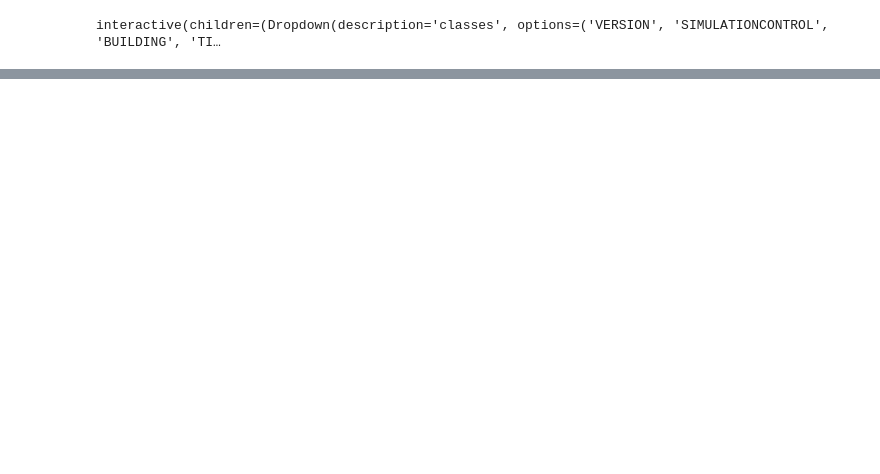
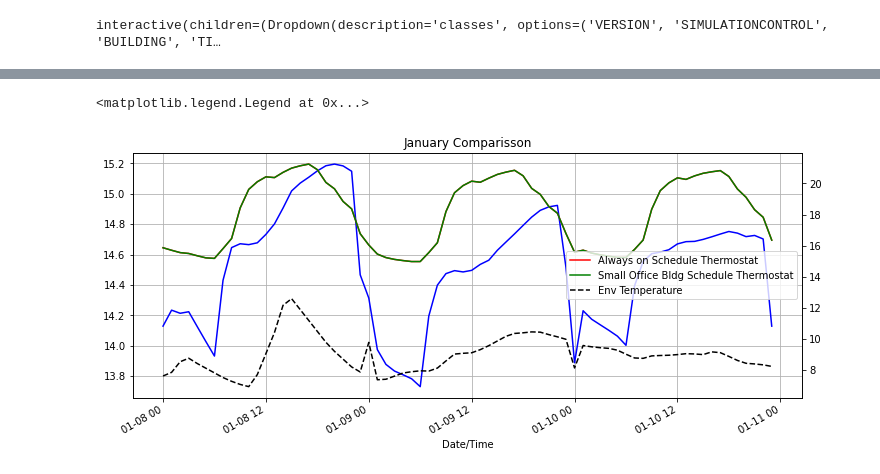
Before and after one commit to paulavmf/eppyProject, a Jupyter notebook: TemoeratureStudyplots.ipynb, the cells around one changed output, grey strips where cells are left out. Saved outputs shown, nothing was run; the diff lists cells and outputs as text; code cells hidden in the pictures; blank space fills up the shorter version.

```diff
--- a/TemoeratureStudyplots.ipynb
+++ b/TemoeratureStudyplots.ipynb
@@ -364,0 +359,23 @@ data5 = eso_to_ts('studies/TemperatureStudy5/eplusout.csv')
+# %%
+data5_wd = data5[(data5.index.month == 1) & ((data5.index.day == 8)|(data5.index.day == 9)|(data5.index.day == 10))].iloc[:,1]
+data6_wd = data6[(data6.index.month == 1) & ((data6.index.day == 8)|(data6.index.day == 9)|(data6.index.day == 10))].iloc[:,1]
+# %%
+plt.figure(figsize=(12,5))
+plt.xlabel('Number of requests every 10 minutes')
+
+ax1 = data1_wd.plot(color='blue', grid=True, label='No people no air conditionair')
+ax2 = data5_wd.plot(color='red', grid=True, secondary_y=True, label='Always on Schedule Thermostat')
+ax3 = data6_wd.plot(color='green', grid=True, secondary_y=True, label='Small Office Bldg Schedule Thermostat')
+ax4 = data_env_wd.plot(linestyle = '--',color='black', grid=True, secondary_y=True, label='Env Temperature')
+# TODO trazar una linea con la supuesta temperatura de confort
+
+h1, l1 = ax1.get_legend_handles_labels()
+h2, l2 = ax2.get_legend_handles_labels()
+h3, l3 = ax3.get_legend_handles_labels()
+h4, l4 = ax4.get_legend_handles_labels()
+
+plt.title('January Comparisson')
+plt.legend(h4, l4, loc=0)
+# %% [output]
+<matplotlib.legend.Legend at 0x...>
+[figure, added]
```
Also changed, not shown: parts of 29 cells of this notebook, 1 other file.
